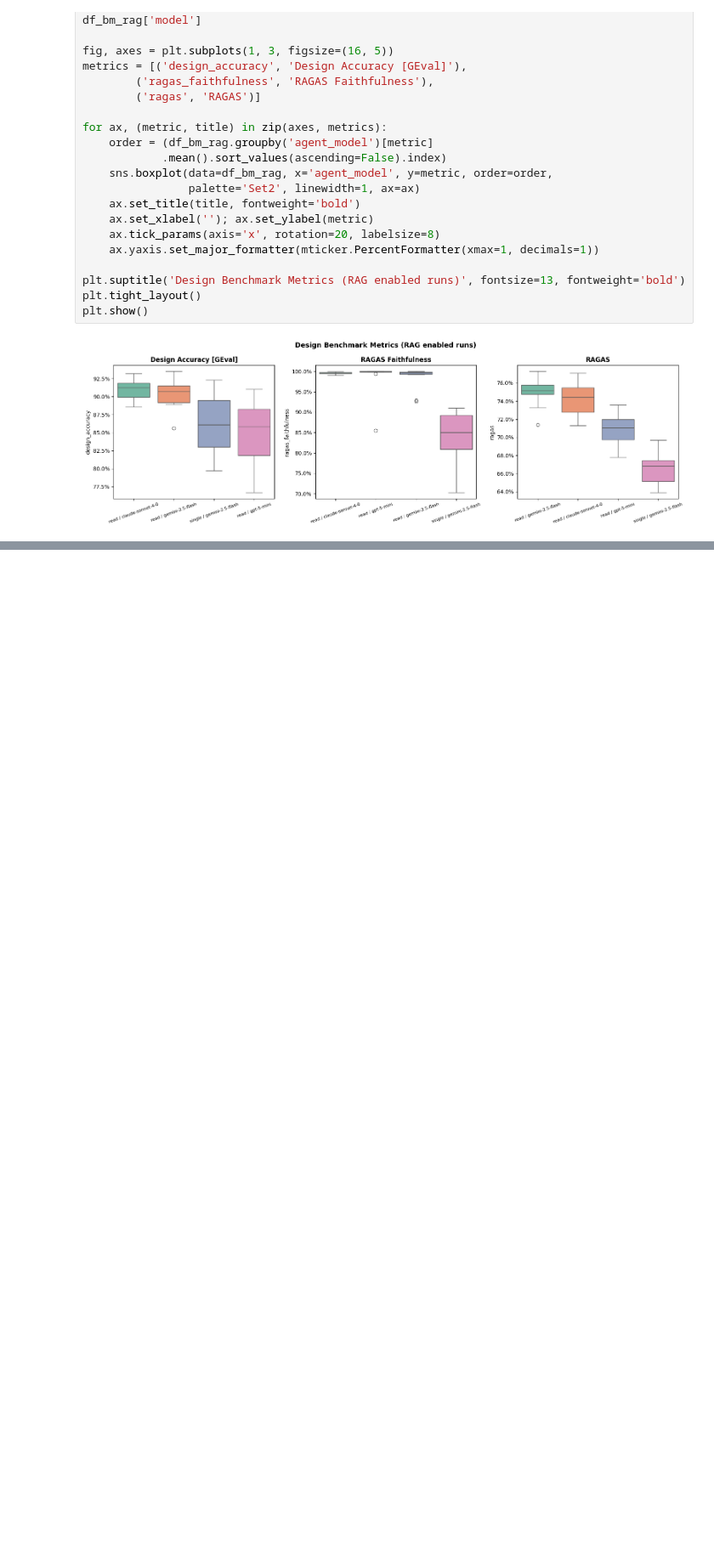
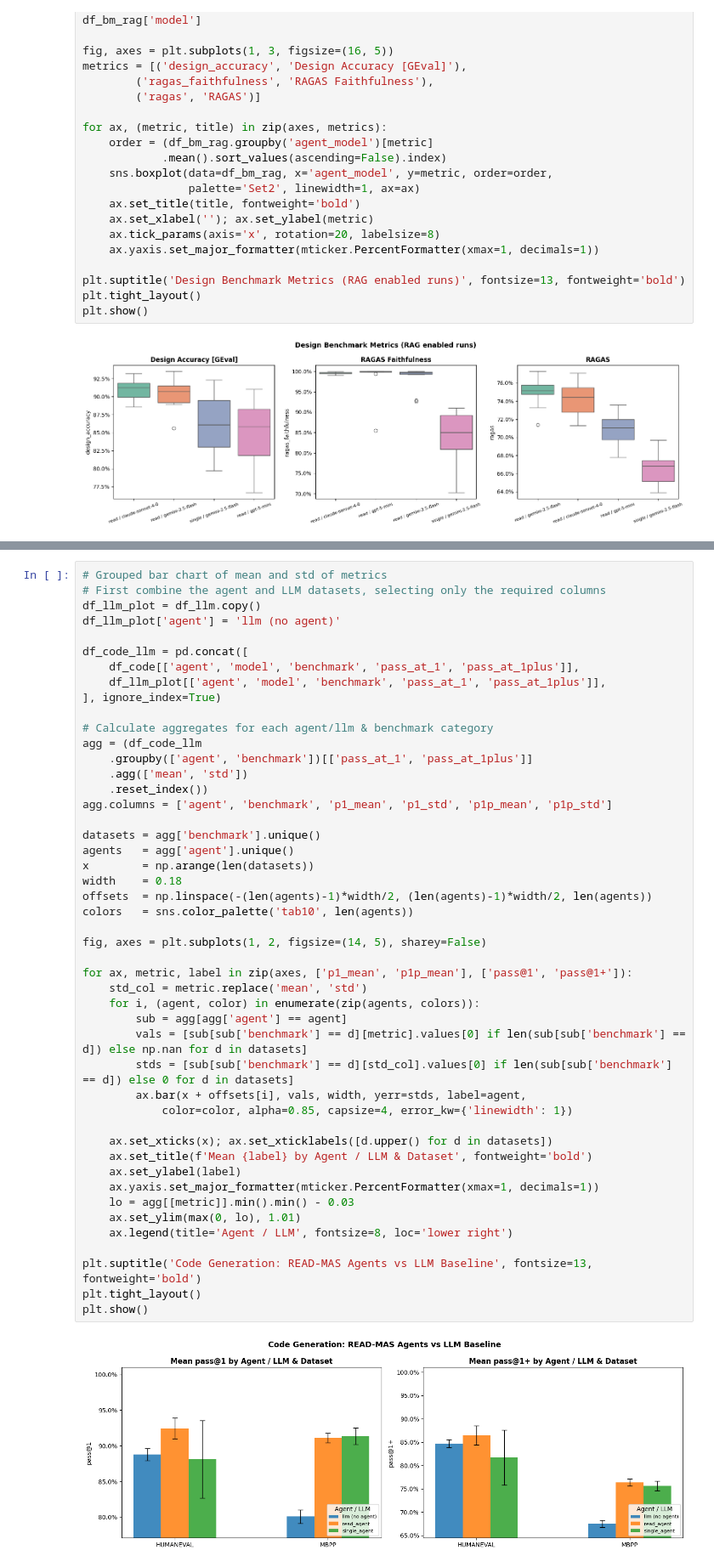
Before and after one commit to NU-Academics/read-mas, a Jupyter notebook: notebooks/data_analysis/data_analysis.ipynb, the cells around one changed output, grey strips where cells are left out. Shown at 85% size. Cells and saved outputs as stored; diff of their text form; blank space fills up the shorter version.

Commit message:
Added plots to compare agents to LLMs and RAG vs non RAG options.

```diff
--- a/notebooks/data_analysis/data_analysis.ipynb
+++ b/notebooks/data_analysis/data_analysis.ipynb
@@ -592,0 +595,49 @@ plt.show()
+# %%
+# Grouped bar chart of mean and std of metrics
+# First combine the agent and LLM datasets, selecting only the required columns
+df_llm_plot = df_llm.copy()
+df_llm_plot['agent'] = 'llm (no agent)'
+
+df_code_llm = pd.concat([
+    df_code[['agent', 'model', 'benchmark', 'pass_at_1', 'pass_at_1plus']],
+    df_llm_plot[['agent', 'model', 'benchmark', 'pass_at_1', 'pass_at_1plus']],
+], ignore_index=True)
+
+# Calculate aggregates for each agent/llm & benchmark category
+agg = (df_code_llm
+    .groupby(['agent', 'benchmark'])[['pass_at_1', 'pass_at_1plus']]
+    .agg(['mean', 'std'])
+    .reset_index())
+agg.columns = ['agent', 'benchmark', 'p1_mean', 'p1_std', 'p1p_mean', 'p1p_std']
+
+datasets = agg['benchmark'].unique()
+agents   = agg['agent'].unique()
+x        = np.arange(len(datasets))
+width    = 0.18
+offsets  = np.linspace(-(len(agents)-1)*width/2, (len(agents)-1)*width/2, len(agents))
+colors   = sns.color_palette('tab10', len(agents))
+
+fig, axes = plt.subplots(1, 2, figsize=(14, 5), sharey=False)
+
+for ax, metric, label in zip(axes, ['p1_mean', 'p1p_mean'], ['pass@1', 'pass@1+']):
+    std_col = metric.replace('mean', 'std')
+    for i, (agent, color) in enumerate(zip(agents, colors)):
+        sub = agg[agg['agent'] == agent]
+        vals = [sub[sub['benchmark'] == d][metric].values[0] if len(sub[sub['benchmark'] == d]) else np.nan for d in datasets]
+        stds = [sub[sub['benchmark'] == d][std_col].values[0] if len(sub[sub['benchmark'] == d]) else 0 for d in datasets]
+        ax.bar(x + offsets[i], vals, width, yerr=stds, label=agent,
+            color=color, alpha=0.85, capsize=4, error_kw={'linewidth': 1})
+
+    ax.set_xticks(x); ax.set_xticklabels([d.upper() for d in datasets])
+    ax.set_title(f'Mean {label} by Agent / LLM & Dataset', fontweight='bold')
+    ax.set_ylabel(label)
+    ax.yaxis.set_major_formatter(mticker.PercentFormatter(xmax=1, decimals=1))
+    lo = agg[[metric]].min().min() - 0.03
+    ax.set_ylim(max(0, lo), 1.01)
+    ax.legend(title='Agent / LLM', fontsize=8, loc='lower right')
+
+plt.suptitle('Code Generation: READ-MAS Agents vs LLM Baseline', fontsize=13, fontweight='bold')
+plt.tight_layout()
+plt.show()
+# %% [output]
+[figure, added]
```
Also changed, not shown: parts of 3 cells of this notebook.
